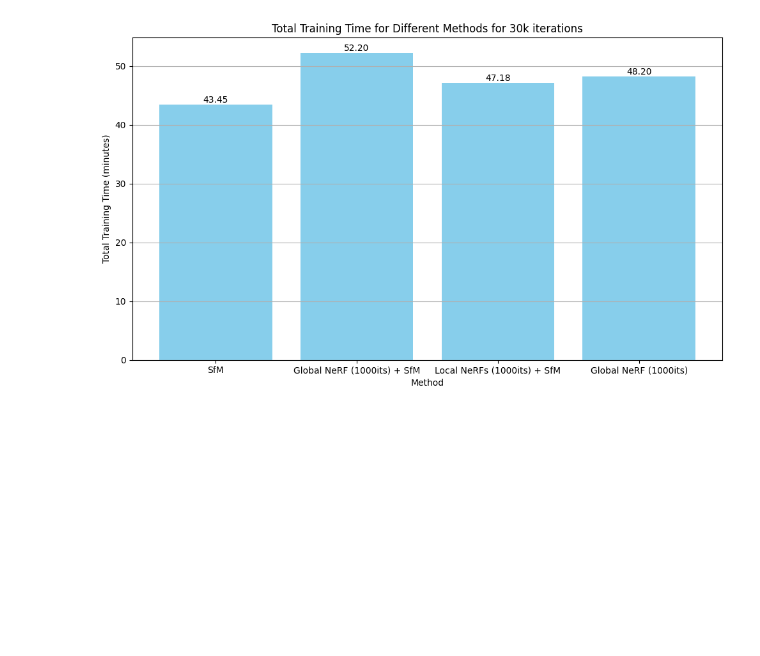
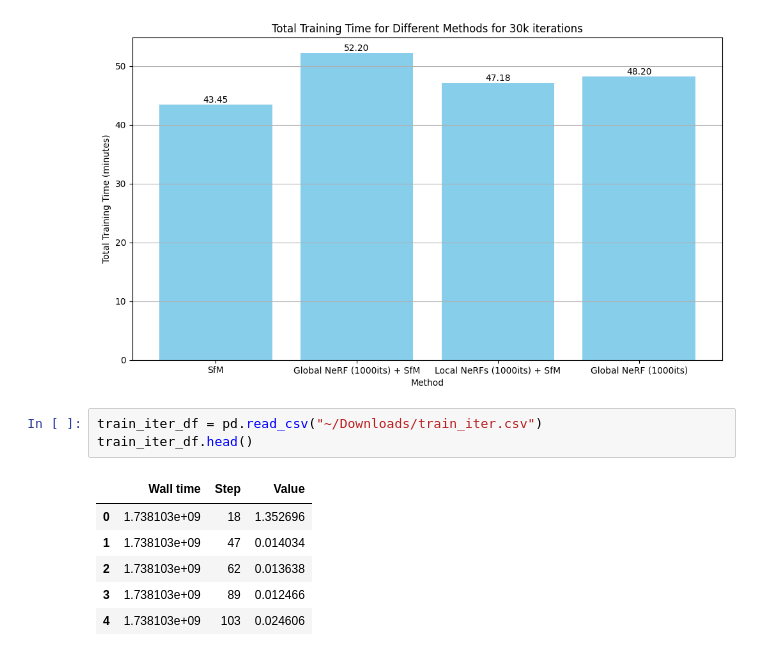
Before and after one commit to RadoslavMYankov/ADL4CV, a Jupyter notebook: utils/tensorboard_parsing.ipynb, the cells around one changed output. Drawn from its saved outputs; the diff is of its cells as text; blank space fills up the shorter version.

```diff
--- a/utils/tensorboard_parsing.ipynb
+++ b/utils/tensorboard_parsing.ipynb
@@ -181,3 +612,13 @@ def plot_gs_times(gs_times):
 plot_gs_times(gs_times)
 # %% [output]
 [figure]
+# %%
+train_iter_df = pd.read_csv("~/Downloads/train_iter.csv")
+train_iter_df.head()
+# %% [output]
+|  | Wall time | Step | Value |
+| 0 | 1.738103e+09 | 18 | 1.352696 |
+| 1 | 1.738103e+09 | 47 | 0.014034 |
+| 2 | 1.738103e+09 | 62 | 0.013638 |
+| 3 | 1.738103e+09 | 89 | 0.012466 |
+| 4 | 1.738103e+09 | 103 | 0.024606 |
```
Also changed, not shown: parts of 17 cells of this notebook, 1 other file.
